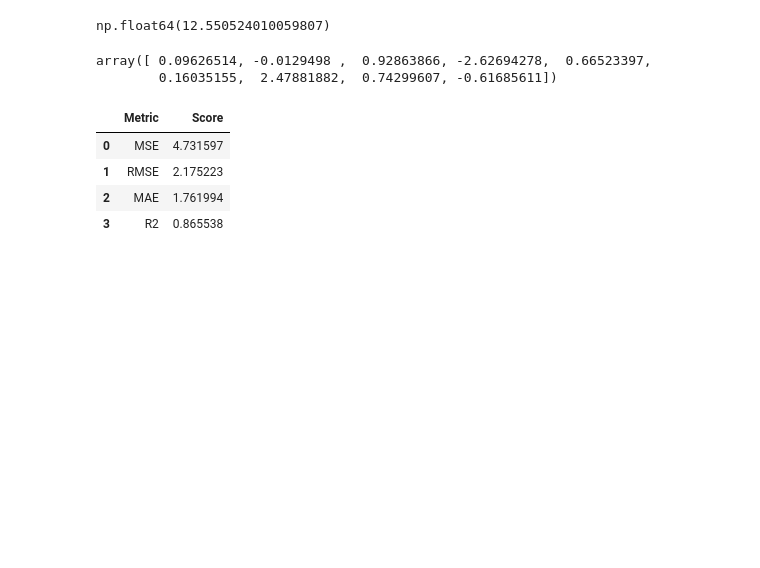
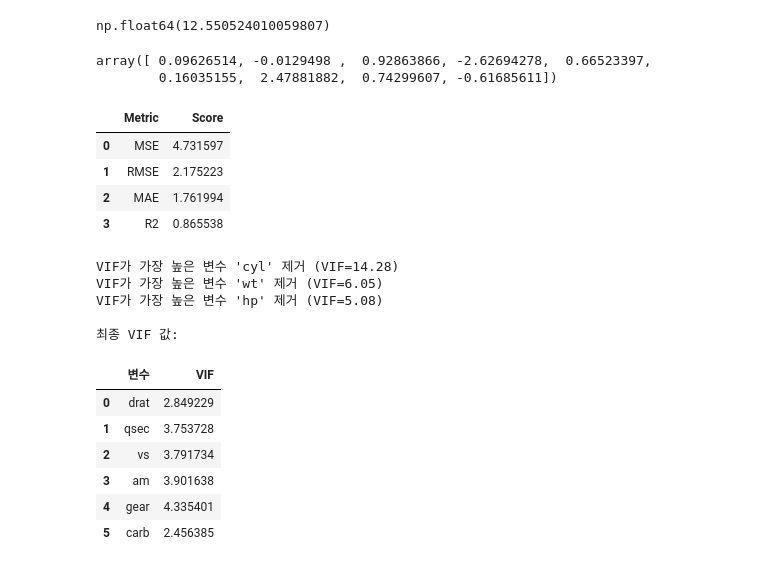
Before and after one commit to badro97/BigData_Predict, a Jupyter notebook: mtcars.ipynb, the cells around one changed output. Cells and saved outputs as stored; diff of their text form; code cells hidden in the pictures; blank space fills up the shorter version.

```diff
--- a/mtcars.ipynb
+++ b/mtcars.ipynb
@@ -154,17 +155,3 @@ results
 | 29 | Chrysler Imperial | 14.7 | 10.7 |
 | 30 | Fiat 128 | 32.4 | 28.0 |
 | 31 | Toyota Corolla | 33.9 | 29.4 |
-# %%
-import statsmodels.api as sm
-
-x = df_model.drop(columns=['mpg'])
-y = df_model['mpg']
-
-## 상수항 추가
-x_d = sm.add_constant(x, has_constant = "add")
-
-
-# OLS 검정
-multi_model = sm.OLS(y, x_d)
-fitted_multi_model = multi_model.fit()
-fitted_multi_model.summary()
@@ -240,3 +182,58 @@ display(pd.DataFrame([['MSE', mse],['RMSE', rmse],['MAE', mae],['R2', r2]], colu
 | 1 | RMSE | 2.175223 |
 | 2 | MAE | 1.761994 |
 | 3 | R2 | 0.865538 |
+# %%
+from statsmodels.stats.outliers_influence import variance_inflation_factor
+import statsmodels.api as sm
+
+# VIF 계산 함수
+def calculate_vif(x):
+    """
+    VIF 계산 함수
+    """
+    X_with_const = sm.add_constant(x)
+    vif_data = pd.DataFrame()
+    vif_data['변수'] = x.columns
+    vif_data['VIF'] = [
+        variance_inflation_factor(X_with_const.values, i+1)  # i+1은 상수항을 제외하기 위함
+        for i in range(len(x.columns))
+    ]
+    return vif_data
+
+# VIF 임계값 설정
+vif_threshold = 5.0
+
+# 다중공선성 제거 함수
+def remove_high_vif(x, threshold=5.0):
+    """
+    VIF가 임계값을 초과하는 변수를 제거하는 함수
+    """
+    while True:
+        vif = calculate_vif(x)
+        max_vif = vif['VIF'].max()
+        if max_vif > threshold:
+            var_to_remove = vif.sort_values(by='VIF', ascending=False).iloc[0]['변수']
+            print(f"VIF가 가장 높은 변수 '{var_to_remove}' 제거 (VIF={max_vif:.2f})")
+            x = x.drop(columns=[var_to_remove])
+        else:
+            break
+    return x, vif
+
+# 다중공선성 제거
+x_clean, final_vif = remove_high_vif(x, vif_threshold)
+
+print("\n최종 VIF 값:")
+final_vif
+# %% [output]
+VIF가 가장 높은 변수 'cyl' 제거 (VIF=14.28)
+VIF가 가장 높은 변수 'wt' 제거 (VIF=6.05)
+VIF가 가장 높은 변수 'hp' 제거 (VIF=5.08)
+
+최종 VIF 값:
+|  | 변수 | VIF |
+| 0 | drat | 2.849229 |
+| 1 | qsec | 3.753728 |
+| 2 | vs | 3.791734 |
+| 3 | am | 3.901638 |
+| 4 | gear | 4.335401 |
+| 5 | carb | 2.456385 |
```
Also changed, not shown: parts of 5 cells of this notebook.
